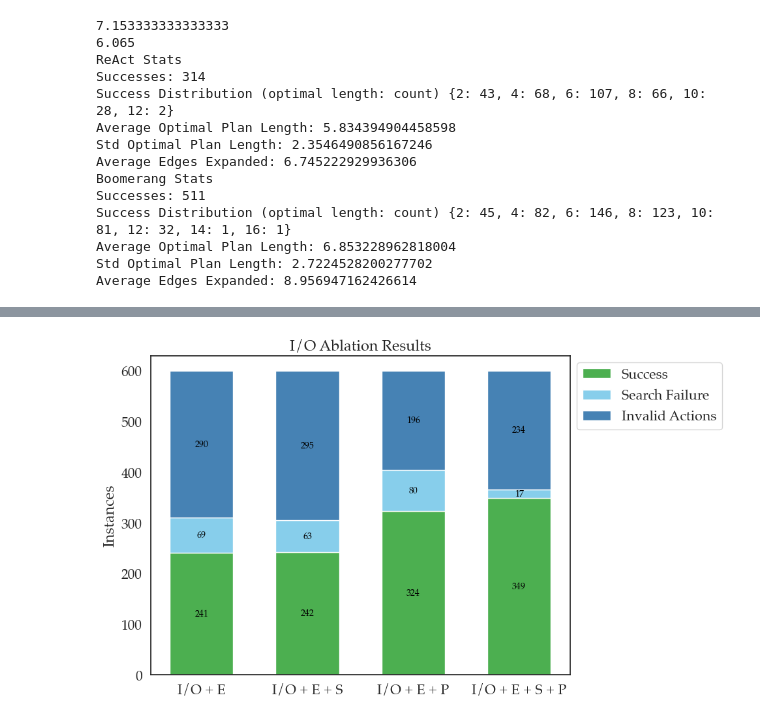
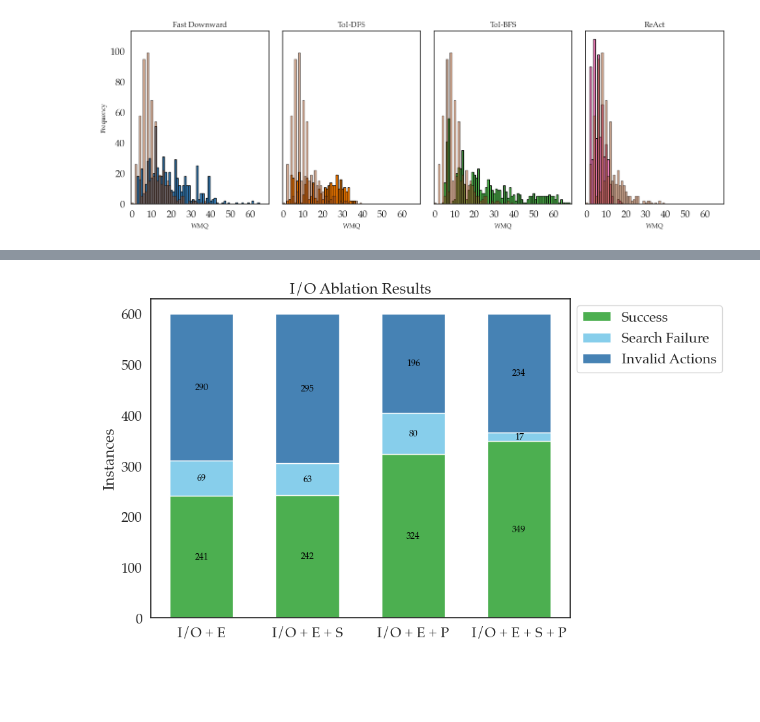
Before and after one commit to portal-cornell/llms-for-planning, a Jupyter notebook: viz_notebook.ipynb, the cells around one changed output, grey strips where cells are left out. Cells and saved outputs as stored; diff of their text form; code cells hidden in the pictures; blank space fills up the shorter version.

```diff
--- a/viz_notebook.ipynb
+++ b/viz_notebook.ipynb
@@ -184,5 +201,5 @@ plot_success_rate_bar_graph(sorted_names, sorted_success_rates)
 # %%
-def plot_grouped_comparison(frequencies, names, overlayed_frequencies=None, x_bounds=(1, 20), y_label='Frequency'):
+def plot_grouped_comparison(frequencies, names, colors, overlayed_frequencies=None, overlayed_color=None, x_bounds=(1, 20), x_label='Category', y_label='Frequency'):
     """
     Plots a grouped comparison of histograms.
 
@@ -195,20 +212,17 @@ def plot_grouped_comparison(frequencies, names, overlayed_frequencies=None, x_bo
     # Create subplots
     fig, axes = plt.subplots(figsize=(14, 5), ncols=len(frequencies), sharey=True)
 
-    # Colors for histograms
-    base_colors = ['tab:blue', 'tab:orange', 'tab:green', 'tab:red']
-
     # Plot each histogram
     for i, ax in enumerate(axes):
-        ax.bar(np.arange(x_bounds[0], x_bounds[1]+1), frequencies[i], color=base_colors[i], edgecolor='black', width=1, alpha=1.0)
+        ax.bar(np.arange(x_bounds[0], x_bounds[1]+1), frequencies[i], color=colors[i], edgecolor='black', width=1, alpha=1.0)
 
         # Overlay one histogram for comparison
         if overlayed_frequencies is not None:
-            ax.bar(np.arange(x_bounds[0], x_bounds[1]+1), overlayed_frequencies, color='skyblue', edgecolor='black', width=1, alpha=0.5)
+            ax.bar(np.arange(x_bounds[0], x_bounds[1]+1), overlayed_frequencies, color=overlayed_color, edgecolor='black', width=1, alpha=0.5)
 
         # Set labels
         ax.set_title(names[i], fontsize=12, fontweight='bold')
-        ax.set_xlabel('Query-bound', fontsize=10)
+        ax.set_xlabel(x_label, fontsize=10)
         ax.set_xlim(x_bounds[0] - 0.5, x_bounds[1] + 0.5)
         ax.set_xticks(np.arange(x_bounds[0], x_bounds[1]+1, 10))
         if i == 0:
@@ -273,44 +293,25 @@ plot_grouped_comparison(frequencies, plot_names, overlayed_frequencies, x_bounds
-# %%
-df = stats["ReAct"][0]
-
-print(df['optimal_length'].mean())
-print(df['total_edges_expanded'].mean())
-
-# Get unique counts of optimal plan length for ReAct's successes
-success_df = df[(df["reached_goal"] == True) & (df["total_edges_expanded"] <= 20)]
-unique, counts = np.unique(success_df["optimal_length"], return_counts=True)
-unique_counts = dict(zip(unique, counts))
-print("ReAct Stats")
-print(f"Successes: {len(success_df)}")
-print(f"Success Distribution (optimal length: count) {unique_counts}")
-print(f"Average Optimal Plan Length: {success_df['optimal_length'].mean()}")
-print(f"Std Optimal Plan Length: {success_df['optimal_length'].std()}")
-print(f"Average Edges Expanded: {success_df['total_edges_expanded'].mean()}")
-
-df = stats["Boomerang"][0]
-
-# Get unique counts of optimal plan length for Boomerang's successes
-success_df = df[(df["reached_goal"] == True) & (df["total_edges_expanded"] <= 20)]
-unique, counts = np.unique(success_df["optimal_length"], return_counts=True)
-unique_counts = dict(zip(unique, counts))
-print("Boomerang Stats")
-print(f"Successes: {len(success_df)}")
-print(f"Success Distribution (optimal length: count) {unique_counts}")
-print(f"Average Optimal Plan Length: {success_df['optimal_length'].mean()}")
-print(f"Std Optimal Plan Length: {success_df['optimal_length'].std()}")
-print(f"Average Edges Expanded: {success_df['total_edges_expanded'].mean()}")
-# %% [output]
-7.153333333333333
-6.065
-ReAct Stats
-Successes: 314
-Success Distribution (optimal length: count) {2: 43, 4: 68, 6: 107, 8: 66, 10: 28, 12: 2}
-Average Optimal Plan Length: 5.834394904458598
-Std Optimal Plan Length: 2.3546490856167246
-Average Edges Expanded: 6.745222929936306
-Boomerang Stats
-Successes: 511
-Success Distribution (optimal length: count) {2: 45, 4: 82, 6: 146, 8: 123, 10: 81, 12: 32, 14: 1, 16: 1}
-Average Optimal Plan Length: 6.853228962818004
-Std Optimal Plan Length: 2.7224528200277702
-Average Edges Expanded: 8.956947162426614
+# %%
+# Correct histogram
+
+plot_names = ['Fast Downward', 'ToI-DFS', 'ToI-BFS', 'ReAct', 'Boomerang']
+plot_colors = [colors[name] for name in plot_names]
+overlayed_color = colors['Boomerang']
+
+frequencies = []
+overlayed_frequencies = None
+bounds = (0, 70)
+for name in plot_names:
+    frequency = []
+    for bound in range(*bounds):
+        df = stats[name][0]
+        query_df = df[(df["total_edges_expanded"] == bound)]
+        frequency.append(len(query_df))
+    if name == "Boomerang":
+        overlayed_frequencies = frequency
+    else:
+        frequencies.append(frequency)
+
+x_bounds = (bounds[0], bounds[1] - 1)
+plot_grouped_comparison(frequencies, plot_names, plot_colors, overlayed_frequencies, overlayed_color, x_bounds, 'WMQ', 'Frequency')
+# %% [output]
+[figure, added]
```
Also changed, not shown: parts of 9 cells of this notebook.
